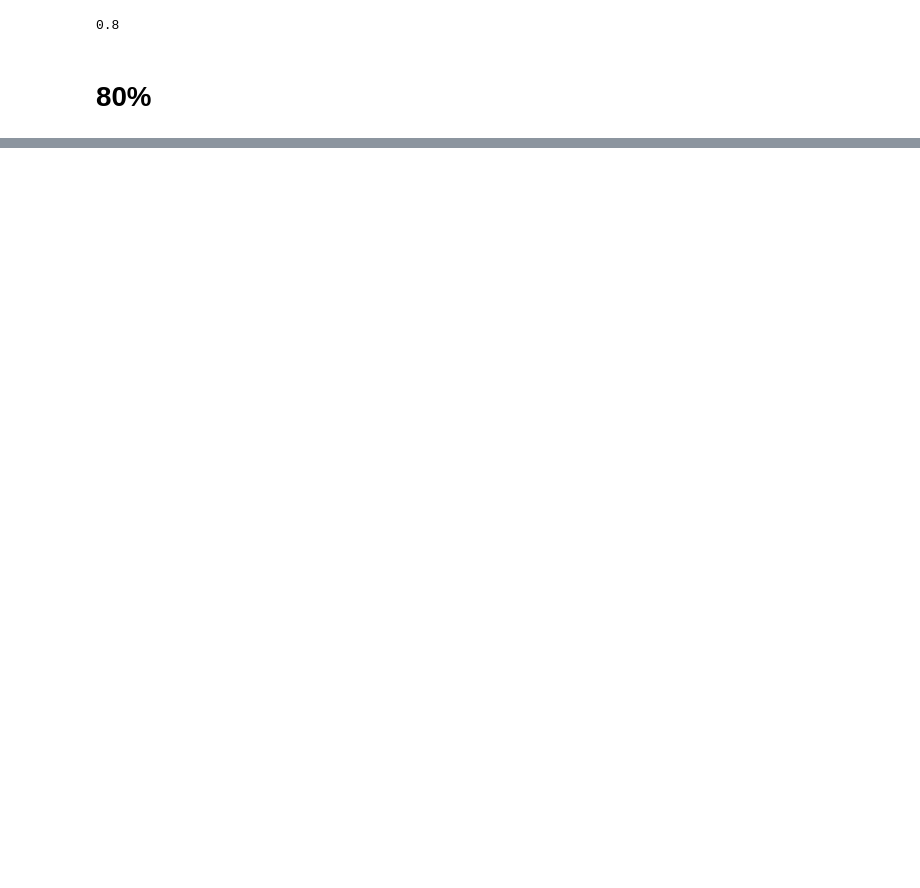
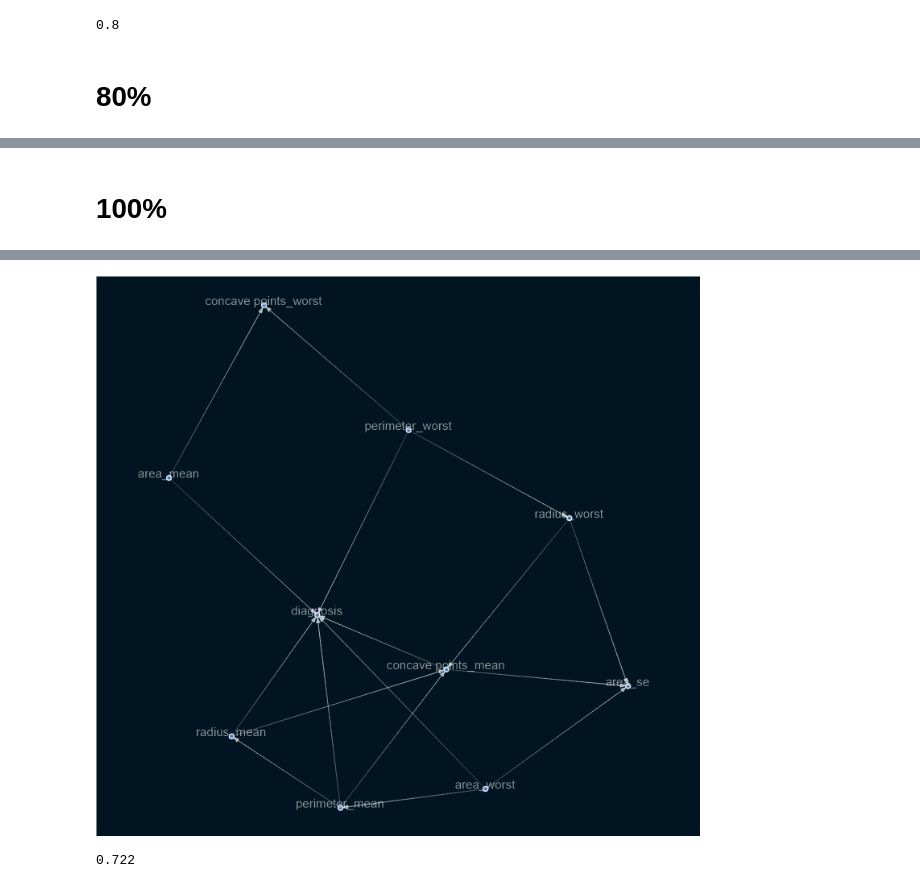
Before and after one commit to gezish/causal_inference_using_ml, a Jupyter notebook: notebooks/causal_graph.ipynb, the cells around one changed output, grey strips where cells are left out. Cells and saved outputs as stored; diff of their text form; code cells hidden in the pictures; blank space fills up the shorter version.

```diff
--- a/notebooks/causal_graph.ipynb
+++ b/notebooks/causal_graph.ipynb
@@ -221,0 +324,9 @@ jaccard_similarity(sm3.edges, sm4.edges)
+# %% [markdown]
+# 100%
+# %%
+%%time
+sm = from_pandas(x_selected, tabu_parent_nodes=['diagnosis'],)
+sm.remove_edges_below_threshold(0.8)
+sm = sm.get_largest_subgraph()
+vs.vis_sm(sm)
+# %% [output]
@@ -221,0 +335,5 @@ jaccard_similarity(sm3.edges, sm4.edges)
+[figure, added]
+# %%
+jaccard_similarity(sm.edges, sm5.edges)
+# %% [output]
+0.722
```
Also changed, not shown: parts of 41 cells of this notebook.
